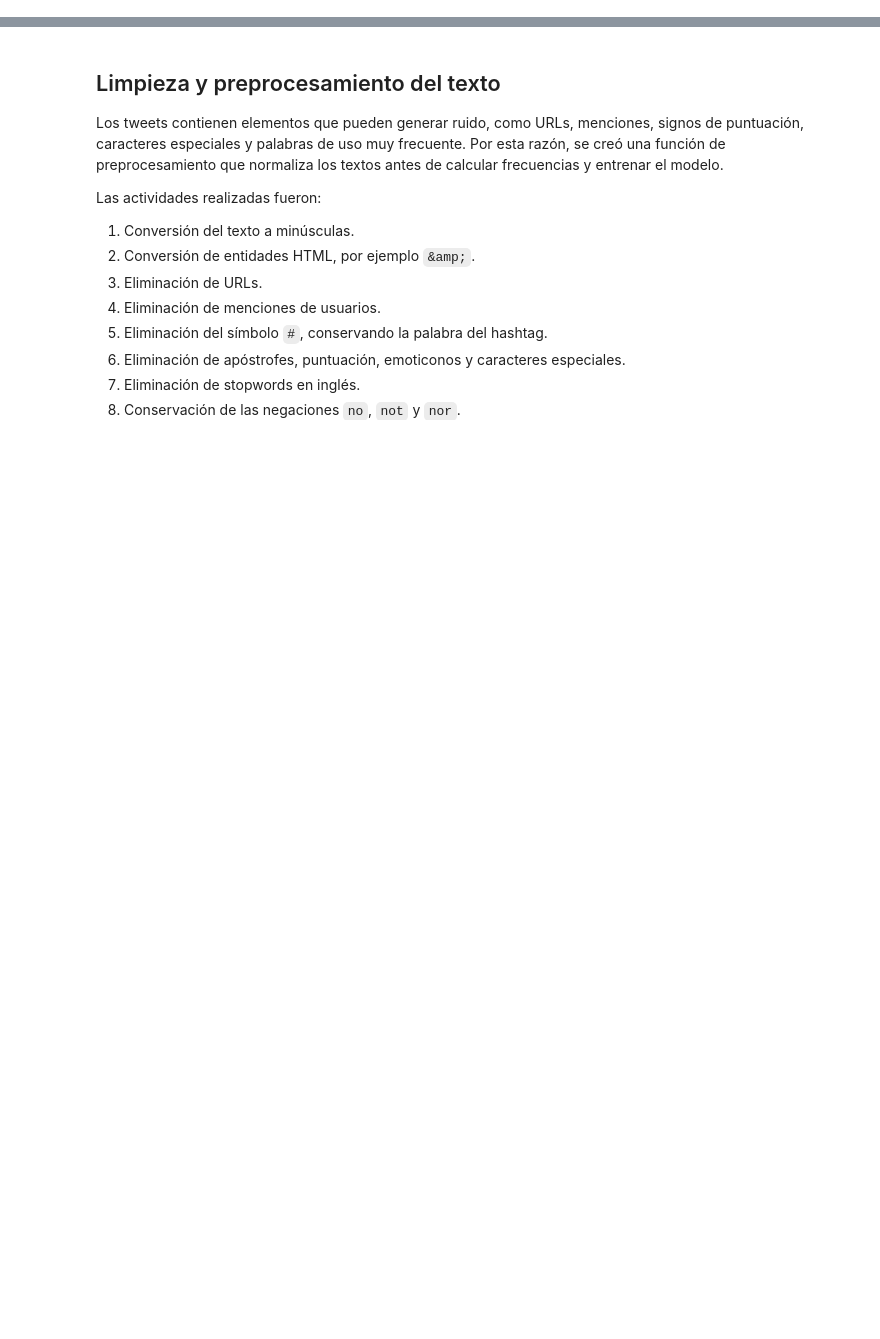
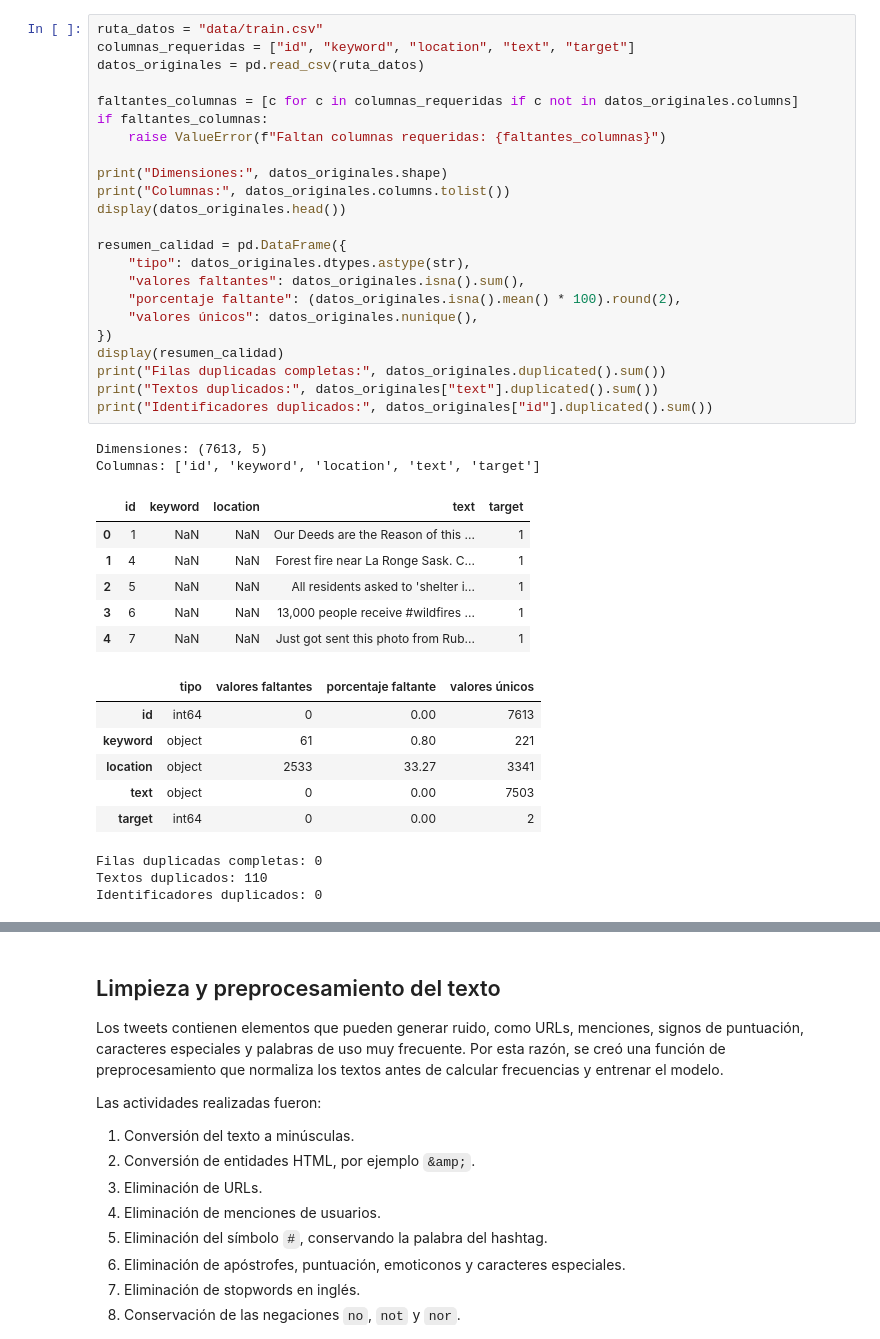
Before and after one commit to tismajo/CC3084-Laboratorio5, a Jupyter notebook: Laboratorio5.ipynb, the cells around one changed output, grey strips where cells are left out. Saved outputs shown, nothing was run; the diff lists cells and outputs as text; blank space fills up the shorter version.

```diff
--- a/Laboratorio5.ipynb
+++ b/Laboratorio5.ipynb
@@ -205,0 +61,41 @@ display(duplicate_summary)
+# %%
+ruta_datos = "data/train.csv"
+columnas_requeridas = ["id", "keyword", "location", "text", "target"]
+datos_originales = pd.read_csv(ruta_datos)
+
+faltantes_columnas = [c for c in columnas_requeridas if c not in datos_originales.columns]
+if faltantes_columnas:
+    raise ValueError(f"Faltan columnas requeridas: {faltantes_columnas}")
+
+print("Dimensiones:", datos_originales.shape)
+print("Columnas:", datos_originales.columns.tolist())
+display(datos_originales.head())
+
+resumen_calidad = pd.DataFrame({
+    "tipo": datos_originales.dtypes.astype(str),
+    "valores faltantes": datos_originales.isna().sum(),
+    "porcentaje faltante": (datos_originales.isna().mean() * 100).round(2),
+    "valores únicos": datos_originales.nunique(),
+})
+display(resumen_calidad)
+print("Filas duplicadas completas:", datos_originales.duplicated().sum())
+print("Textos duplicados:", datos_originales["text"].duplicated().sum())
+print("Identificadores duplicados:", datos_originales["id"].duplicated().sum())
+# %% [output]
+Dimensiones: (7613, 5)
+Columnas: ['id', 'keyword', 'location', 'text', 'target']
+|  | id | keyword | location | text | target |
+| 0 | 1 | NaN | NaN | Our Deeds are the Reason of this ... | 1 |
+| 1 | 4 | NaN | NaN | Forest fire near La Ronge Sask. C... | 1 |
+| 2 | 5 | NaN | NaN | All residents asked to 'shelter i... | 1 |
+| 3 | 6 | NaN | NaN | 13,000 people receive #wildfires ... | 1 |
+| 4 | 7 | NaN | NaN | Just got sent this photo from Rub... | 1 |
+|  | tipo | valores faltantes | porcentaje faltante | valores únicos |
+| id | int64 | 0 | 0.00 | 7613 |
+| keyword | object | 61 | 0.80 | 221 |
+| location | object | 2533 | 33.27 | 3341 |
+| text | object | 0 | 0.00 | 7503 |
+| target | int64 | 0 | 0.00 | 2 |
+Filas duplicadas completas: 0
+Textos duplicados: 110
+Identificadores duplicados: 0
```
Also changed, not shown: parts of 29 cells of this notebook, 3 other files.
